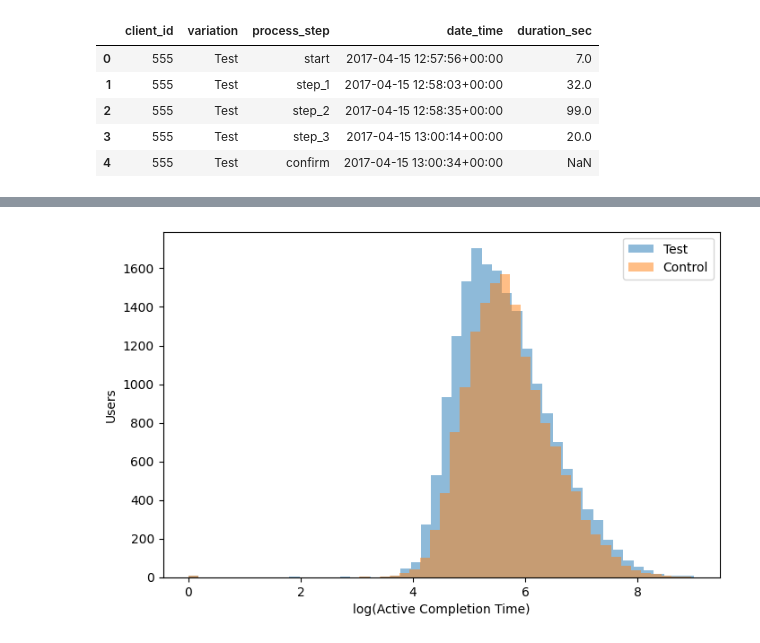
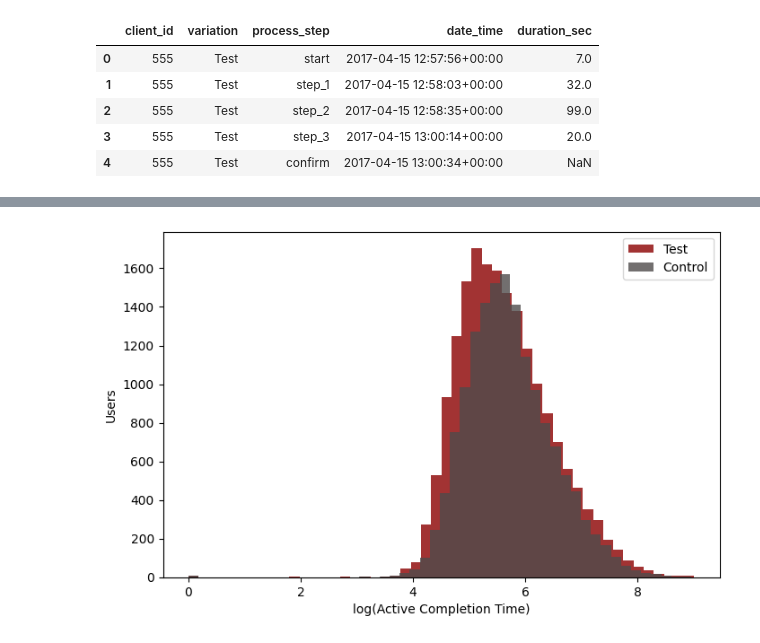
Before and after one commit to mosijituo049/vanguard-ab-test, a Jupyter notebook: notebook/duration_analysis.ipynb, the cells around one changed output, grey strips where cells are left out. Cells and saved outputs as stored; diff of their text form; code cells hidden in the pictures.

```diff
--- a/notebook/duration_analysis.ipynb
+++ b/notebook/duration_analysis.ipynb
@@ -144,27 +140,29 @@ Name: active_completion_time_sec, dtype: Float64
 # %%
 plt.figure(figsize=(8,5))
 
 plt.hist(
     np.log1p(
         df_completion_time_test['active_completion_time_sec']
     ),
     bins=50,
-    alpha=0.5,
+    alpha=0.8,
+    color="#8B0000",
     label='Test'
 )
 
 plt.hist(
     np.log1p(
         df_completion_time_control['active_completion_time_sec']
     ),
     bins=50,
-    alpha=0.5,
+    alpha=0.8,
+    color='#4F4B4B',
     label='Control'
 )
 
 plt.legend()
 plt.xlabel('log(Active Completion Time)')
 plt.ylabel('Users')
 plt.show()
 # %% [output]
-[figure, old version]
+[figure, new version]
```
Also changed, not shown: parts of 16 cells of this notebook, 8 other files.
